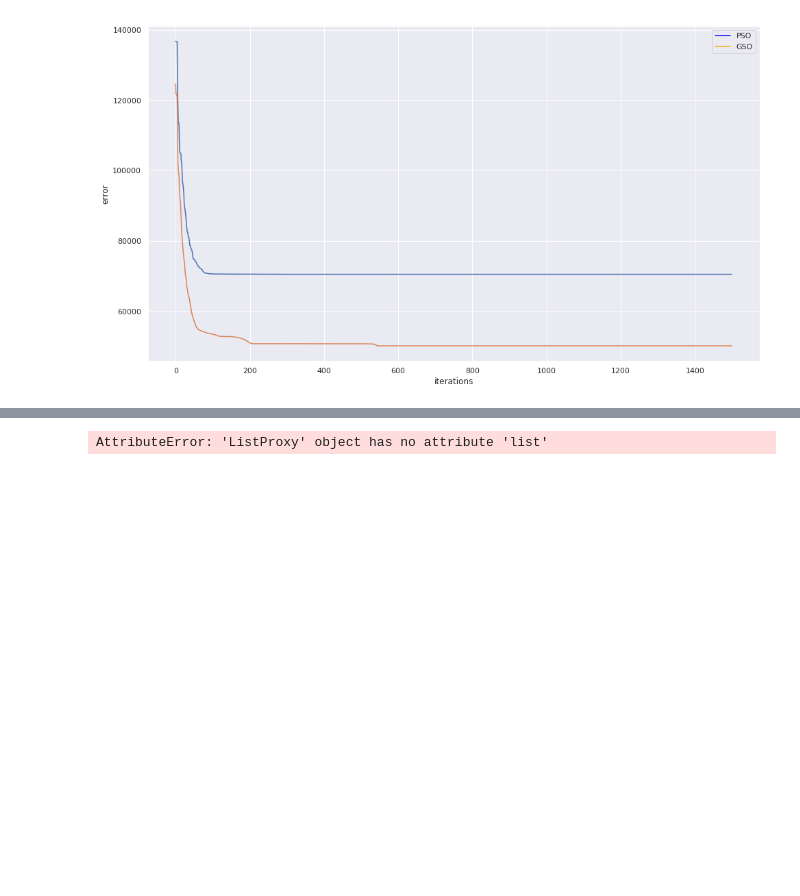
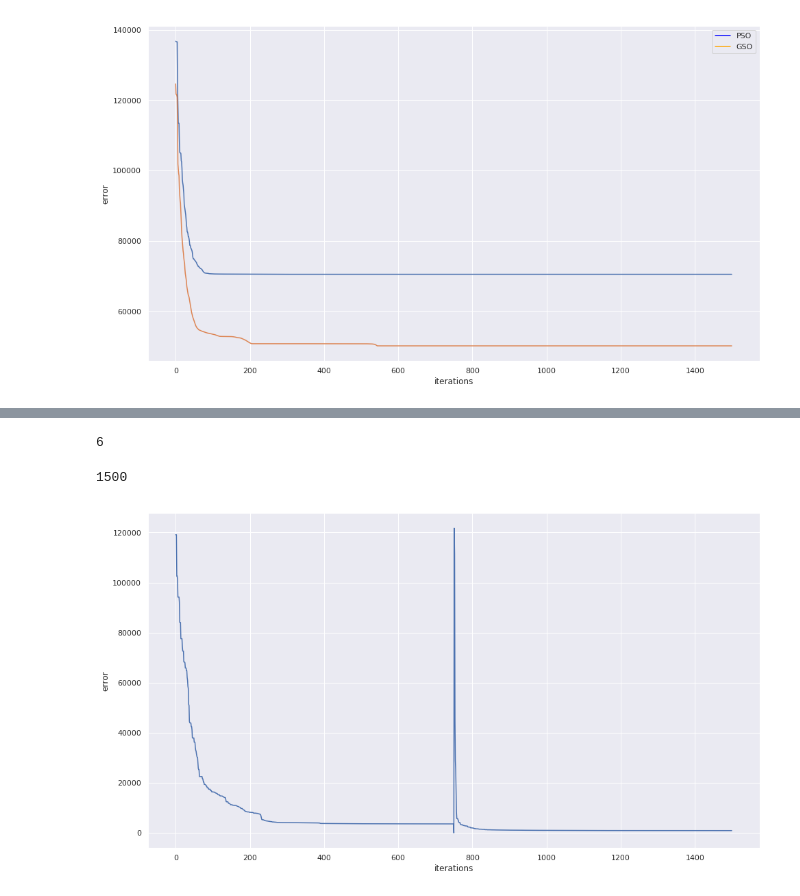
Before and after one commit to shubham0704/parallelGSO, a Jupyter notebook: experiments/Benchmarks.ipynb, the cells around one changed output, grey strips where cells are left out. Saved outputs shown, nothing was run; the diff lists cells and outputs as text; code cells hidden in the pictures; blank space fills up the shorter version.

```diff
--- a/experiments/Benchmarks.ipynb
+++ b/experiments/Benchmarks.ipynb
@@ -378,7 +555,25 @@ _ = ax.legend(handles=[blue_line, orange_line])
 pgso_list = list()
 search_space = [graph_bounds[0] for _ in range(50)]
 _ = PGSO(5, search_space, 20, 1500, graph_functions[0], log=True, the_list=pgso_list)
-# %%
-pgso_list[0].list()
-# %% [output]
-AttributeError: 'ListProxy' object has no attribute 'list'
+# %%
+len(pgso_list)
+# %% [output]
+6
+# %%
+pgso_true_list = list()
+for i,j,k,l,m in zip(list(pgso_list[0]), list(pgso_list[1]), list(pgso_list[2]), list(pgso_list[3]), list(pgso_list[4])):
+#     pgso_true_list.append((i + j + k + l + m)/5)
+    pgso_true_list.append(min(i,j,k,l,m))
+# %%
+len(pgso_true_list)
+# %% [output]
+1500
+# %%
+iterations = [i for i in range(1500)]
+df3 = pd.DataFrame({'iterations': iterations, 'error': pgso_true_list})
+
+plt.figure(figsize=(16,9))
+sns.set()
+_ = sns.lineplot(x="iterations",y="error", data=df3)
+# %% [output]
+[figure, added]
```
Also changed, not shown: parts of 9 cells of this notebook, 1 other file.
